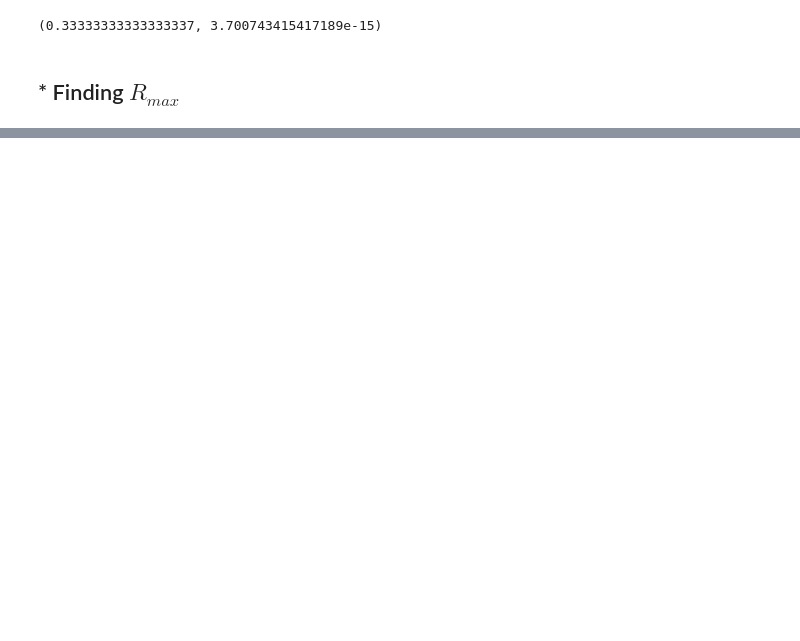
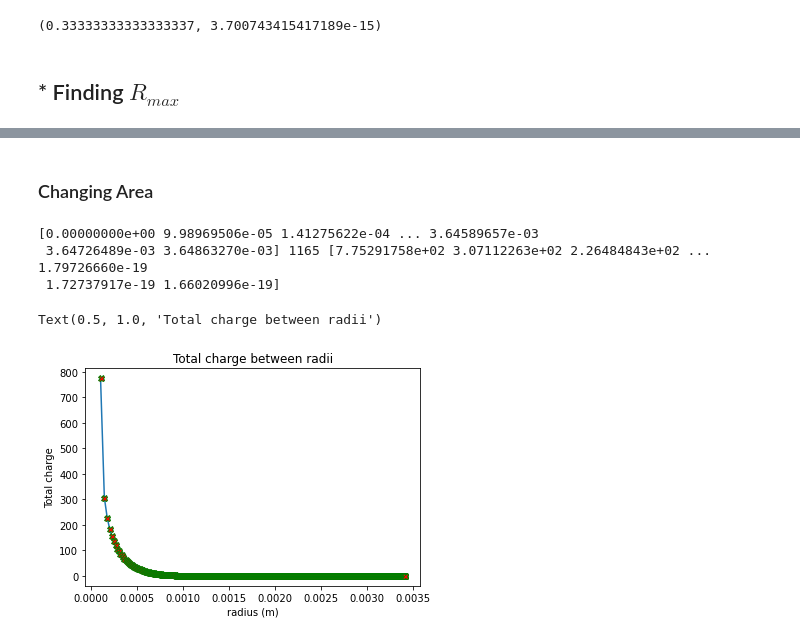
Before and after one commit to AriAtari/ChargeSeparation, a Jupyter notebook: Changing_radii.ipynb, the cells around one changed output, grey strips where cells are left out. Saved outputs shown, nothing was run; the diff lists cells and outputs as text; code cells hidden in the pictures; blank space fills up the shorter version.

```diff
--- a/Changing_radii.ipynb
+++ b/Changing_radii.ipynb
@@ -38,0 +116,38 @@ while found == False:
+# %% [markdown]
+### Changing Area
+# %%
+#our final radius should be 0.00365 as that is close to where the charge is essencially of that of an electron
+R = 0.00365 #m
+Segments = 1335 # number of segments with equal area pi*0.1^2
+Ar=np.array([])
+for ith in np.arange(0,Segments,1):
+    newr = R*np.sqrt(ith/Segments)
+    Ar = np.append(Ar,newr)
+Aq = np.array([])
+
+j=0 #index
+foundA = False
+while foundA == False:
+
+    chargeA = inta.quad(lambda x: 1/(2*t*h)*np.exp(-x**2/(4*t*h)),Ar[j],Ar[j+1])
+    if chargeA[0] <= e:
+        print(Ar,j,Aq)
+        foundA = True
+    Aq = np.append(Aq,chargeA[0])
+
+    j += 1
+
+newAr=np.array([]) #Keeping radii that have total charge > e
+for b in np.arange(0,len(Aq)+1,1):
+    newAr = np.append(newAr,Ar[b])
+newAr = np.delete(newAr,0)
+plt.plot(newAr,Aq,marker= "X",markerfacecolor='red',markeredgecolor = 'green')
+plt.xlabel("radius (m)")
+plt.ylabel("Total charge")
+plt.title("Total charge between radii")
+# %% [output]
+[0.00000000e+00 9.98969506e-05 1.41275622e-04 ... 3.64589657e-03
+ 3.64726489e-03 3.64863270e-03] 1165 [7.75291758e+02 3.07112263e+02 2.26484843e+02 ... 1.79726660e-19
+ 1.72737917e-19 1.66020996e-19]
+Text(0.5, 1.0, 'Total charge between radii')
+[figure, added]
```
Also changed, not shown: parts of 11 cells of this notebook.
